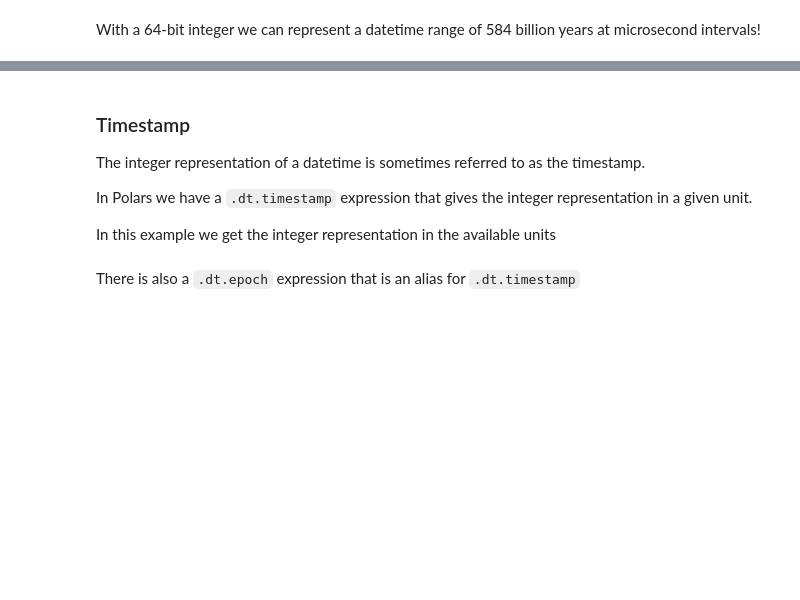
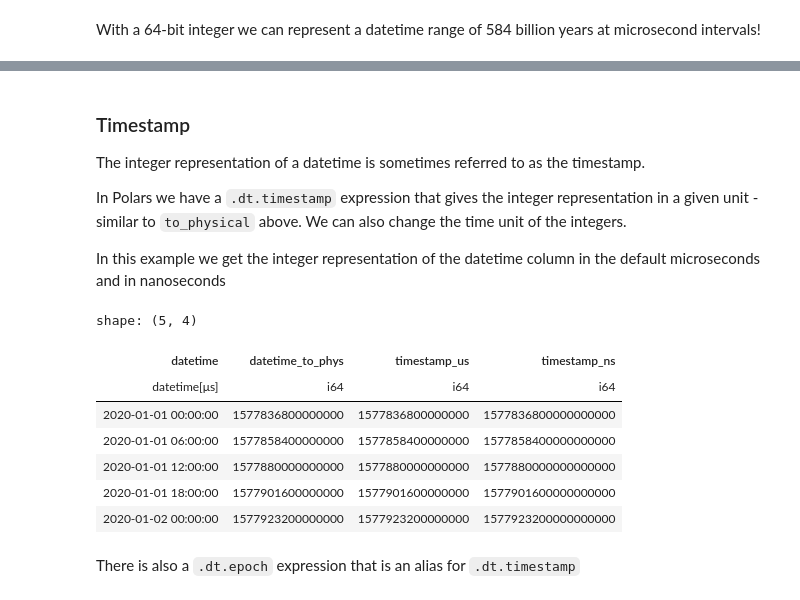
Before and after one commit to mattdube/polars-practice, a Jupyter notebook: notebooks/08_time_series/01-IntroTimeSeries.ipynb, the cells around one changed output, grey strips where cells are left out. Drawn from its saved outputs; the diff is of its cells as text; code cells hidden in the pictures; blank space fills up the shorter version.

```diff
--- a/notebooks/08_time_series/01-IntroTimeSeries.ipynb
+++ b/notebooks/08_time_series/01-IntroTimeSeries.ipynb
@@ -157,23 +180,28 @@ With a 64-bit integer we can represent a datetime range of 584 billion years at
 ### Timestamp
 The integer representation of a datetime is sometimes referred to as the timestamp.
 
-In Polars we have a `.dt.timestamp` expression that gives the integer representation in a given unit.
+In Polars we have a `.dt.timestamp` expression that gives the integer representation in a given unit - similar to `to_physical` above. We can also change the time unit of the integers.
 
-In this example we get the integer representation in the available units
+In this example we get the integer representation of the datetime column in the default microseconds and in nanoseconds
 # %%
 (
-    dfDatetimes
+    df_datetimes
     .select(
-        [
-            pl.col("datetime"),
-            pl.col("datetime").dt.timestamp(time_unit="ns").alias("timestamp_ns"),
-            pl.col("datetime").dt.timestamp().alias("timestamp_us"),
-            pl.col("datetime").dt.timestamp(time_unit="ms").alias("timestamp_ms"),
-
-        ]
-
+        pl.col("datetime"),
+        pl.col("datetime").to_physical().alias("datetime_to_phys"),
+        pl.col("datetime").dt.timestamp().alias("timestamp_us"),
+        pl.col("datetime").dt.timestamp(time_unit="ns").alias("timestamp_ns"),
     )
 )
+# %% [output]
+shape: (5, 4)
+| datetime | datetime_to_phys | timestamp_us | timestamp_ns |
+| datetime[μs] | i64 | i64 | i64 |
+| 2020-01-01 00:00:00 | 1577836800000000 | 1577836800000000 | 1577836800000000000 |
+| 2020-01-01 06:00:00 | 1577858400000000 | 1577858400000000 | 1577858400000000000 |
+| 2020-01-01 12:00:00 | 1577880000000000 | 1577880000000000 | 1577880000000000000 |
+| 2020-01-01 18:00:00 | 1577901600000000 | 1577901600000000 | 1577901600000000000 |
+| 2020-01-02 00:00:00 | 1577923200000000 | 1577923200000000 | 1577923200000000000 |
 # %% [markdown]
 There is also a `.dt.epoch` expression that is an alias for `.dt.timestamp`
 # %% [markdown]
```
Also changed, not shown: parts of 33 cells of this notebook, 39 other files.
